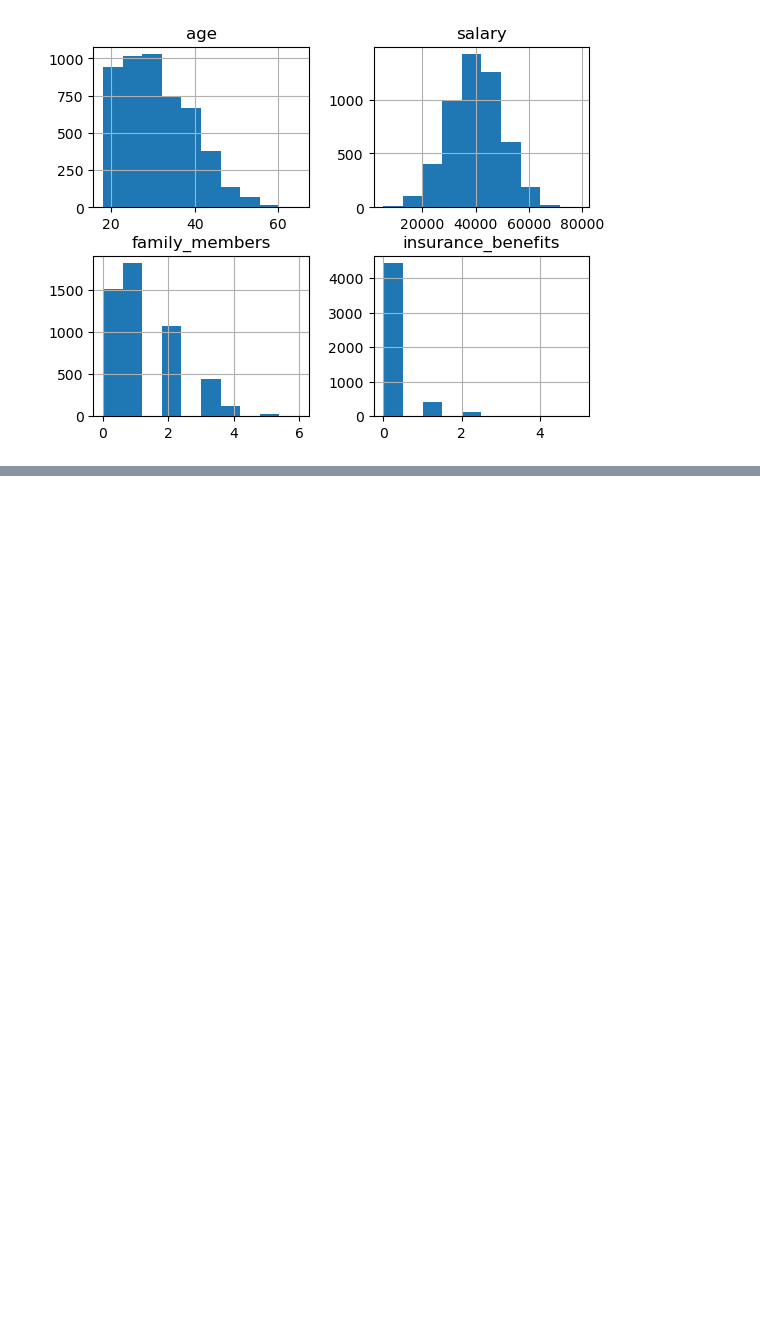
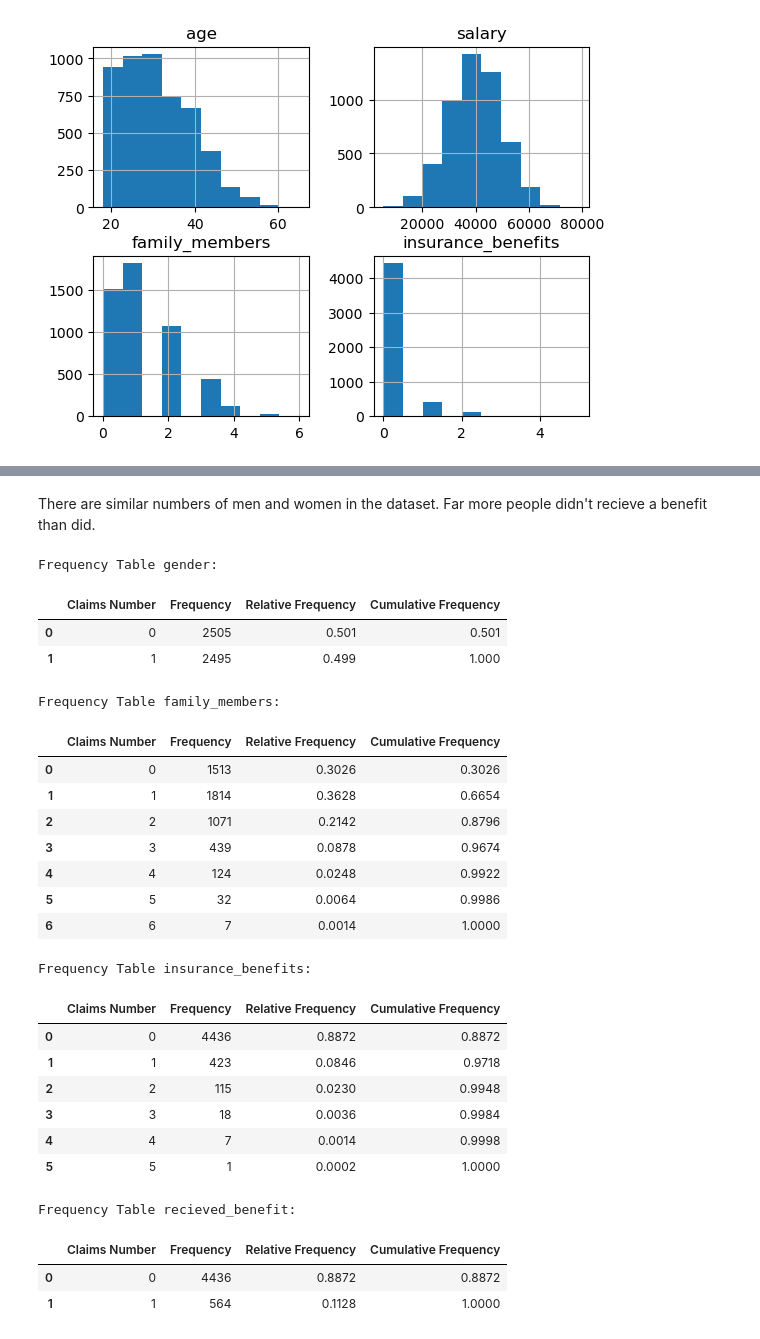
Before and after one commit to kellyshreeve/insurance, a Jupyter notebook: insurance_analysis.ipynb, the cells around one changed output, grey strips where cells are left out. Cells and saved outputs as stored; diff of their text form; code cells hidden in the pictures; blank space fills up the shorter version.

```diff
--- a/insurance_analysis.ipynb
+++ b/insurance_analysis.ipynb
@@ -125,0 +128,51 @@ Name: filed_claim, dtype: int64
+# %% [markdown]
+There are similar numbers of men and women in the dataset. Far more people didn't recieve a benefit than did.
+# %%
+# Frequency/Rel Freq/Cum Rel Feq table of gender, family members,
+# total insurance benefits, and filed claim
+columns = ['gender', 'family_members', 'insurance_benefits', 'recieved_benefit']
+
+for column in columns:
+    freq_table = insure[column].value_counts().sort_index().reset_index()
+
+    freq_table['Relative Frequency'] = (insure[column]
+                                             .value_counts(normalize=True)
+                                             .sort_index()
+                                             .values)
+
+    freq_table['Cumulative Frequency'] = (insure[column]
+                                               .value_counts(normalize=True)
+                                               .sort_index()
+                                               .cumsum().values)
+
+    freq_table = freq_table.rename(columns={'index':'Claims Number',
+                                            column:'Frequency'})
+
+    print(f'Frequency Table {column}:')
+    display(freq_table)
+# %% [output]
+Frequency Table gender:
+|  | Claims Number | Frequency | Relative Frequency | Cumulative Frequency |
+| 0 | 0 | 2505 | 0.501 | 0.501 |
+| 1 | 1 | 2495 | 0.499 | 1.000 |
+Frequency Table family_members:
+|  | Claims Number | Frequency | Relative Frequency | Cumulative Frequency |
+| 0 | 0 | 1513 | 0.3026 | 0.3026 |
+| 1 | 1 | 1814 | 0.3628 | 0.6654 |
+| 2 | 2 | 1071 | 0.2142 | 0.8796 |
+| 3 | 3 | 439 | 0.0878 | 0.9674 |
+| 4 | 4 | 124 | 0.0248 | 0.9922 |
+| 5 | 5 | 32 | 0.0064 | 0.9986 |
+| 6 | 6 | 7 | 0.0014 | 1.0000 |
+Frequency Table insurance_benefits:
+|  | Claims Number | Frequency | Relative Frequency | Cumulative Frequency |
+| 0 | 0 | 4436 | 0.8872 | 0.8872 |
+| 1 | 1 | 423 | 0.0846 | 0.9718 |
+| 2 | 2 | 115 | 0.0230 | 0.9948 |
+| 3 | 3 | 18 | 0.0036 | 0.9984 |
+| 4 | 4 | 7 | 0.0014 | 0.9998 |
+| 5 | 5 | 1 | 0.0002 | 1.0000 |
+Frequency Table recieved_benefit:
+|  | Claims Number | Frequency | Relative Frequency | Cumulative Frequency |
+| 0 | 0 | 4436 | 0.8872 | 0.8872 |
+| 1 | 1 | 564 | 0.1128 | 1.0000 |
```
Also changed, not shown: parts of 11 cells of this notebook.
